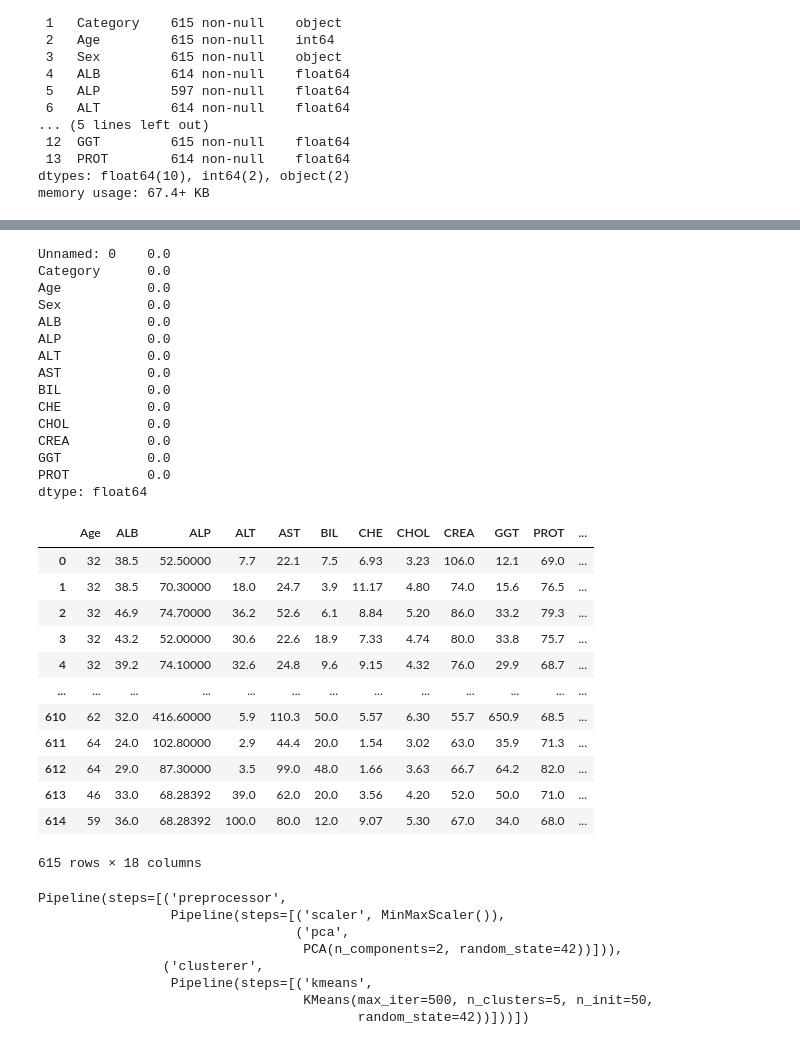
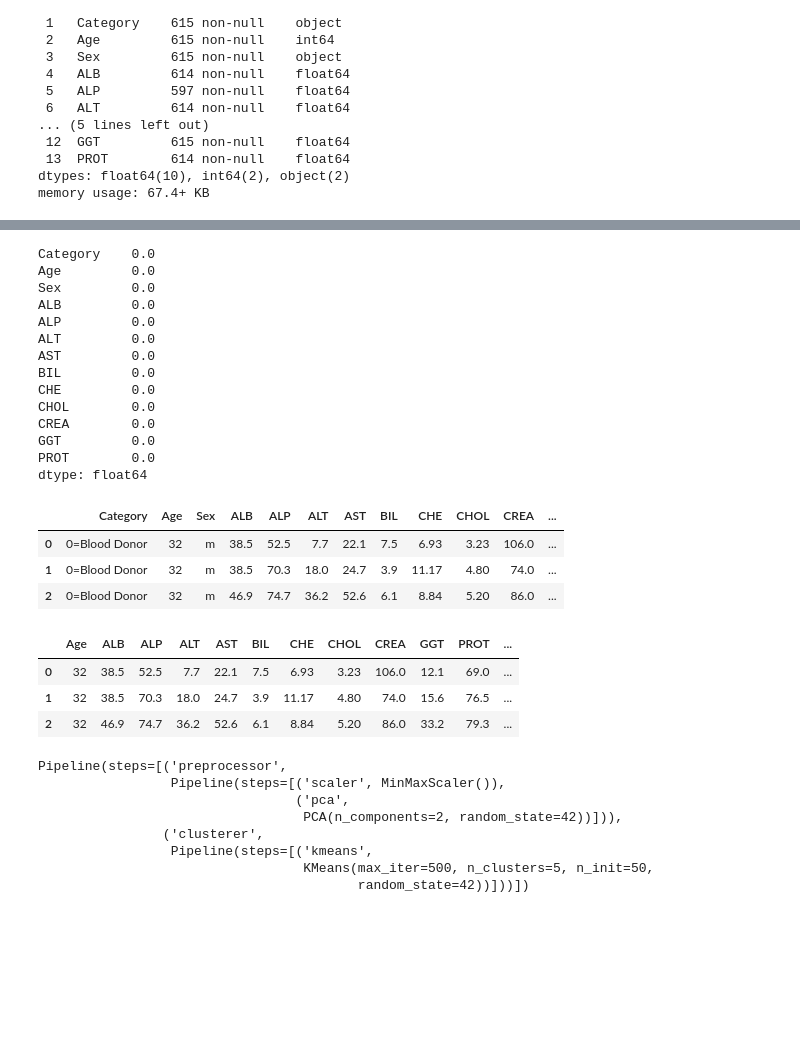
Before and after one commit to Omuk/Fullstack-Data-Analyst, a Jupyter notebook: Learning/code_examples/practice/practice_field.ipynb, the cells around one changed output, grey strips where cells are left out. Saved outputs shown, nothing was run; the diff lists cells and outputs as text; code cells hidden in the pictures; blank space fills up the shorter version.

```diff
--- a/Learning/code_examples/practice/practice_field.ipynb
+++ b/Learning/code_examples/practice/practice_field.ipynb
@@ -56,7 +44,3 @@ Data columns (total 14 columns):
  13  PROT        614 non-null    float64
 dtypes: float64(10), int64(2), object(2)
 memory usage: 67.4+ KB
-# %%
-data.duplicated().sum()
-data.drop_duplicates(subset=None, keep='first', ignore_index=False,inplace=True)
-data.duplicated().sum()
@@ -83,26 +70,25 @@ GGT           0.000000
 dtype: float64
 # %%
-mis_val = ['ALB', 'ALP', 'ALT', 'CHOL', 'PROT']
+mis_col = ['ALB', 'ALP', 'ALT', 'CHOL', 'PROT']
 
-mean_imp = SimpleImputer(strategy='mean', missing_values=np.NaN)
+mean_imp = SimpleImputer(strategy='mean',missing_values=np.NaN)
 
-data[mis_val]= mean_imp.fit_transform(data[mis_val])
+data[mis_col] = mean_imp.fit_transform(data[mis_col])
 # %%
-mis_dat = data.isna().sum() * 100 /len(data)
-mis_dat.sort_values(ascending=False)
+mis_data = data.isna().sum() * 100 / len(data)
+mis_data.sort_values(ascending=False)
 # %% [output]
-Unnamed: 0    0.0
-Category      0.0
-Age           0.0
-Sex           0.0
-ALB           0.0
-ALP           0.0
-ALT           0.0
-AST           0.0
-BIL           0.0
-CHE           0.0
-CHOL          0.0
-CREA          0.0
-GGT           0.0
-PROT          0.0
+Category    0.0
+Age         0.0
+Sex         0.0
+ALB         0.0
+ALP         0.0
+ALT         0.0
+AST         0.0
+BIL         0.0
+CHE         0.0
+CHOL        0.0
+CREA        0.0
+GGT         0.0
+PROT        0.0
 dtype: float64
@@ -111,25 +95,25 @@ data.drop(columns=['Unnamed: 0'], axis=1, inplace=True)
+# %%
+data.head(3)
+# %% [output]
+|  | Category | Age | Sex | ALB | ALP | ALT | AST | BIL | CHE | CHOL | CREA | ... |
+| 0 | 0=Blood Donor | 32 | m | 38.5 | 52.5 | 7.7 | 22.1 | 7.5 | 6.93 | 3.23 | 106.0 | ... |
+| 1 | 0=Blood Donor | 32 | m | 38.5 | 70.3 | 18.0 | 24.7 | 3.9 | 11.17 | 4.80 | 74.0 | ... |
+| 2 | 0=Blood Donor | 32 | m | 46.9 | 74.7 | 36.2 | 52.6 | 6.1 | 8.84 | 5.20 | 86.0 | ... |
 # %%
+y = data.Category
+
 le = LabelEncoder()
 
-y = data.Category
+true_labels = le.fit_transform(y)
 
-true_labels = le.fit_transform(y)
-data=pd.get_dummies(data,dtype=float)
-data
+data = pd.get_dummies(data,dtype=float)
+
+data.head(3)
 # %% [output]
 |  | Age | ALB | ALP | ALT | AST | BIL | CHE | CHOL | CREA | GGT | PROT | ... |
-| 0 | 32 | 38.5 | 52.50000 | 7.7 | 22.1 | 7.5 | 6.93 | 3.23 | 106.0 | 12.1 | 69.0 | ... |
-| 1 | 32 | 38.5 | 70.30000 | 18.0 | 24.7 | 3.9 | 11.17 | 4.80 | 74.0 | 15.6 | 76.5 | ... |
-| 2 | 32 | 46.9 | 74.70000 | 36.2 | 52.6 | 6.1 | 8.84 | 5.20 | 86.0 | 33.2 | 79.3 | ... |
-| 3 | 32 | 43.2 | 52.00000 | 30.6 | 22.6 | 18.9 | 7.33 | 4.74 | 80.0 | 33.8 | 75.7 | ... |
-| 4 | 32 | 39.2 | 74.10000 | 32.6 | 24.8 | 9.6 | 9.15 | 4.32 | 76.0 | 29.9 | 68.7 | ... |
-| ... | ... | ... | ... | ... | ... | ... | ... | ... | ... | ... | ... | ... |
-| 610 | 62 | 32.0 | 416.60000 | 5.9 | 110.3 | 50.0 | 5.57 | 6.30 | 55.7 | 650.9 | 68.5 | ... |
-| 611 | 64 | 24.0 | 102.80000 | 2.9 | 44.4 | 20.0 | 1.54 | 3.02 | 63.0 | 35.9 | 71.3 | ... |
-| 612 | 64 | 29.0 | 87.30000 | 3.5 | 99.0 | 48.0 | 1.66 | 3.63 | 66.7 | 64.2 | 82.0 | ... |
-| 613 | 46 | 33.0 | 68.28392 | 39.0 | 62.0 | 20.0 | 3.56 | 4.20 | 52.0 | 50.0 | 71.0 | ... |
-| 614 | 59 | 36.0 | 68.28392 | 100.0 | 80.0 | 12.0 | 9.07 | 5.30 | 67.0 | 34.0 | 68.0 | ... |
+| 0 | 32 | 38.5 | 52.5 | 7.7 | 22.1 | 7.5 | 6.93 | 3.23 | 106.0 | 12.1 | 69.0 | ... |
+| 1 | 32 | 38.5 | 70.3 | 18.0 | 24.7 | 3.9 | 11.17 | 4.80 | 74.0 | 15.6 | 76.5 | ... |
+| 2 | 32 | 46.9 | 74.7 | 36.2 | 52.6 | 6.1 | 8.84 | 5.20 | 86.0 | 33.2 | 79.3 | ... |
-615 rows × 18 columns
 # %%
 le.classes_
 
```
Also changed, not shown: parts of 13 cells of this notebook.
